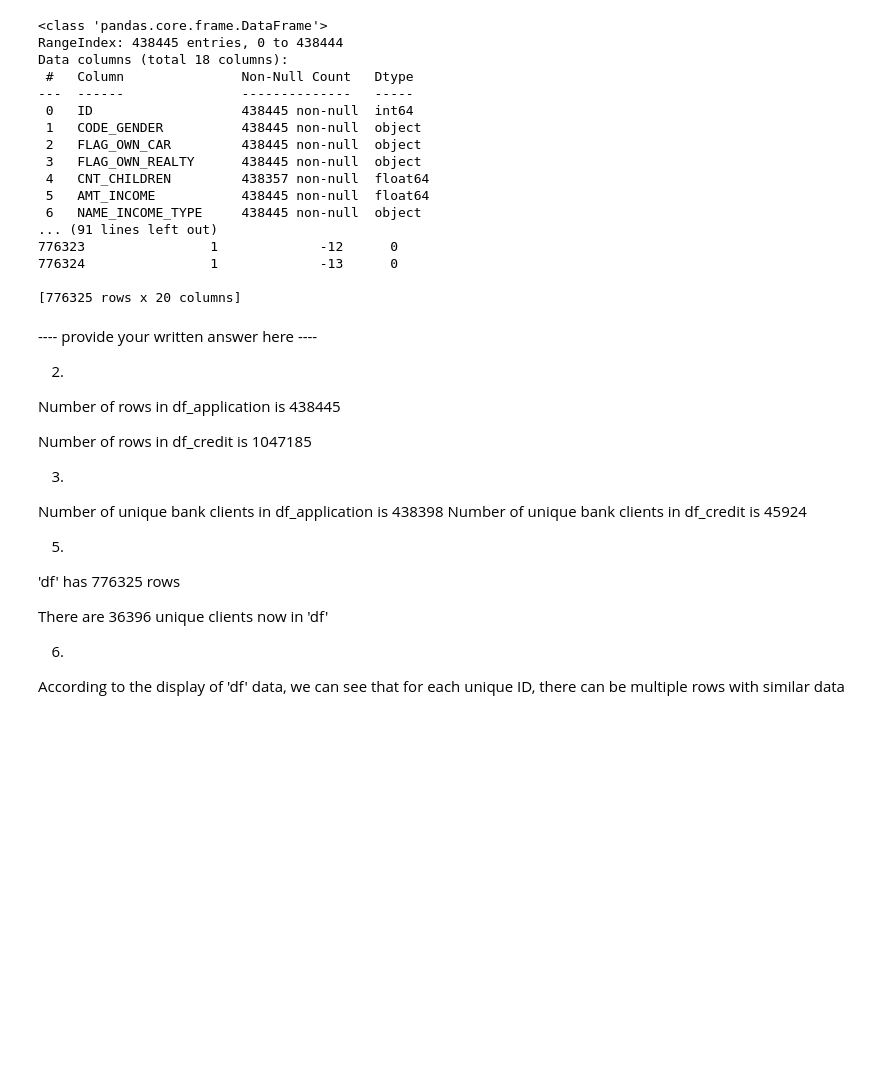
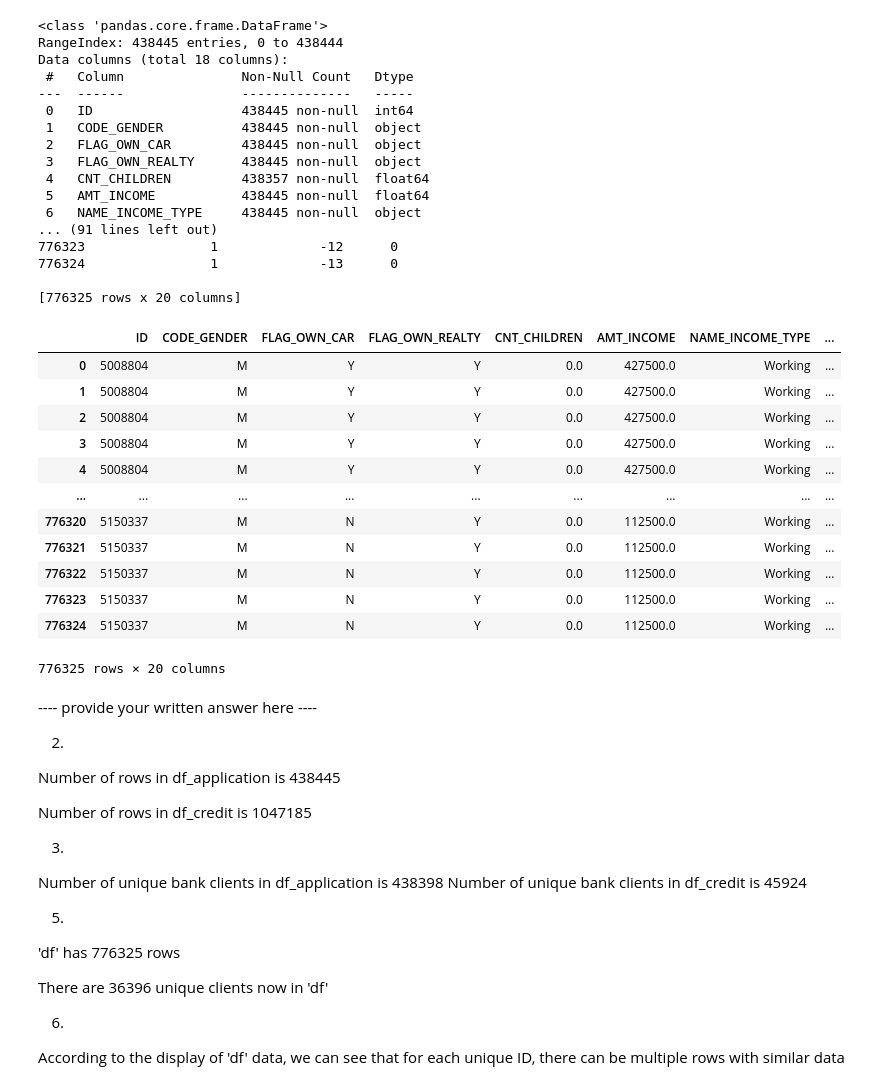
Before and after one commit to Aydza/BUSA8001, a Jupyter notebook: Assessment/Assignment1-S2-2024/Assignment1-S2-2024.ipynb, the cells around one changed output. Cells and saved outputs as stored; diff of their text form; code cells hidden in the pictures; blank space fills up the shorter version.

```diff
--- a/Assessment/Assignment1-S2-2024/Assignment1-S2-2024.ipynb
+++ b/Assessment/Assignment1-S2-2024/Assignment1-S2-2024.ipynb
@@ -126,6 +126,22 @@ Data columns (total 18 columns):
 776324                1             -13      0
 
 [776325 rows x 20 columns]
+# %%
+df
+# %% [output]
+|  | ID | CODE_GENDER | FLAG_OWN_CAR | FLAG_OWN_REALTY | CNT_CHILDREN | AMT_INCOME | NAME_INCOME_TYPE | ... |
+| 0 | 5008804 | M | Y | Y | 0.0 | 427500.0 | Working | ... |
+| 1 | 5008804 | M | Y | Y | 0.0 | 427500.0 | Working | ... |
+| 2 | 5008804 | M | Y | Y | 0.0 | 427500.0 | Working | ... |
+| 3 | 5008804 | M | Y | Y | 0.0 | 427500.0 | Working | ... |
+| 4 | 5008804 | M | Y | Y | 0.0 | 427500.0 | Working | ... |
+| ... | ... | ... | ... | ... | ... | ... | ... | ... |
+| 776320 | 5150337 | M | N | Y | 0.0 | 112500.0 | Working | ... |
+| 776321 | 5150337 | M | N | Y | 0.0 | 112500.0 | Working | ... |
+| 776322 | 5150337 | M | N | Y | 0.0 | 112500.0 | Working | ... |
+| 776323 | 5150337 | M | N | Y | 0.0 | 112500.0 | Working | ... |
+| 776324 | 5150337 | M | N | Y | 0.0 | 112500.0 | Working | ... |
+776325 rows × 20 columns
 # %% [markdown]
 ---- provide your written answer here ----
 
```
Also changed, not shown: parts of 5 cells of this notebook, 1 other file.
